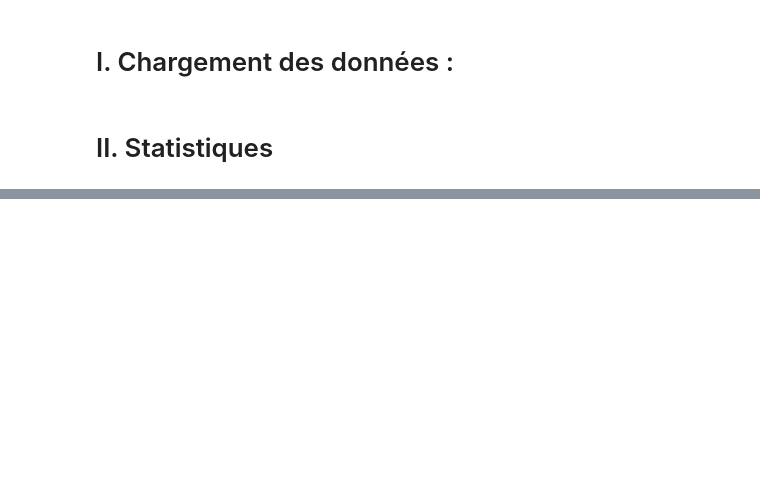
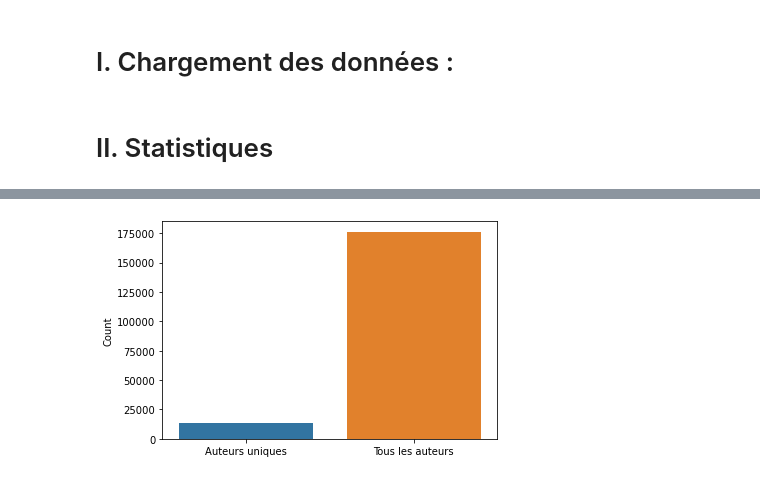
Before and after one commit to Amayas29/review-analysis, a Jupyter notebook: src/stats_avis.ipynb, the cells around one changed output, grey strips where cells are left out. Saved outputs shown, nothing was run; the diff lists cells and outputs as text; code cells hidden in the pictures; blank space fills up the shorter version.

```diff
--- a/src/stats_avis.ipynb
+++ b/src/stats_avis.ipynb
@@ -20,0 +29,7 @@ from wordcloud import WordCloud
+# %%
+sns.barplot(["Auteurs uniques", "Tous les auteurs"],
+            [len(np.unique(df_avis_up["author"])), len(df_avis_up["author"])])
+plt.ylabel("Count")
+plt.show()
+# %% [output]
+[figure, added]
```
Also changed, not shown: parts of 31 cells of this notebook, 4 other files.
